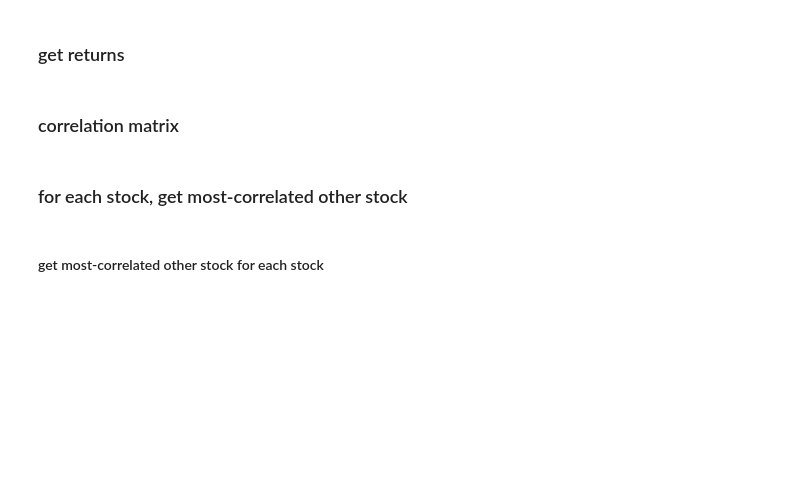
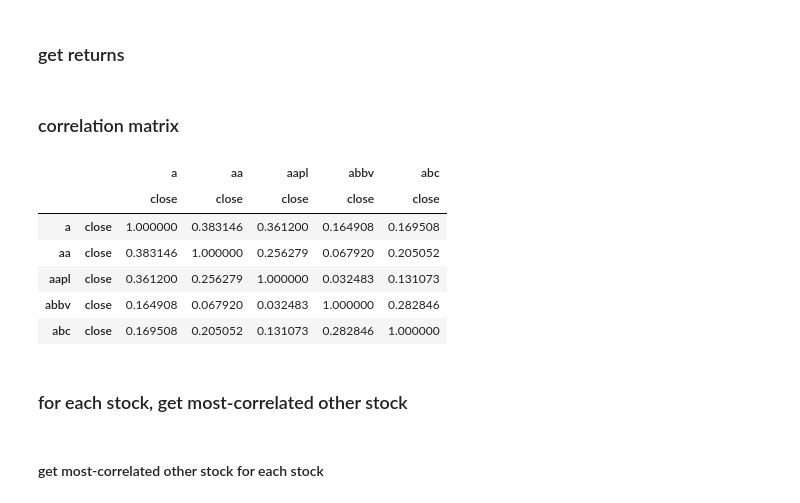
Before and after one commit to lermana/2016_fordham_python_seminar, a Jupyter notebook: code/correlation_fun.ipynb, the cells around one changed output. Cells and saved outputs as stored; diff of their text form; code cells hidden in the pictures; blank space fills up the shorter version.

```diff
--- a/code/correlation_fun.ipynb
+++ b/code/correlation_fun.ipynb
@@ -34,6 +34,16 @@ returns = (closing_prices.shift(-1) - closing_prices) / closing_prices
 ### correlation matrix
 # %%
 corr_mat = returns.corr()
+# %%
+corr_mat.ix[:5, :5]
+# %% [output]
+|  |  | a | aa | aapl | abbv | abc |
+|  |  | close | close | close | close | close |
+| a | close | 1.000000 | 0.383146 | 0.361200 | 0.164908 | 0.169508 |
+| aa | close | 0.383146 | 1.000000 | 0.256279 | 0.067920 | 0.205052 |
+| aapl | close | 0.361200 | 0.256279 | 1.000000 | 0.032483 | 0.131073 |
+| abbv | close | 0.164908 | 0.067920 | 0.032483 | 1.000000 | 0.282846 |
+| abc | close | 0.169508 | 0.205052 | 0.131073 | 0.282846 | 1.000000 |
 # %% [markdown]
 ### for each stock, get most-correlated other stock
 # %% [markdown]
```
Also changed, not shown: parts of 7 cells of this notebook, 10 other files.
